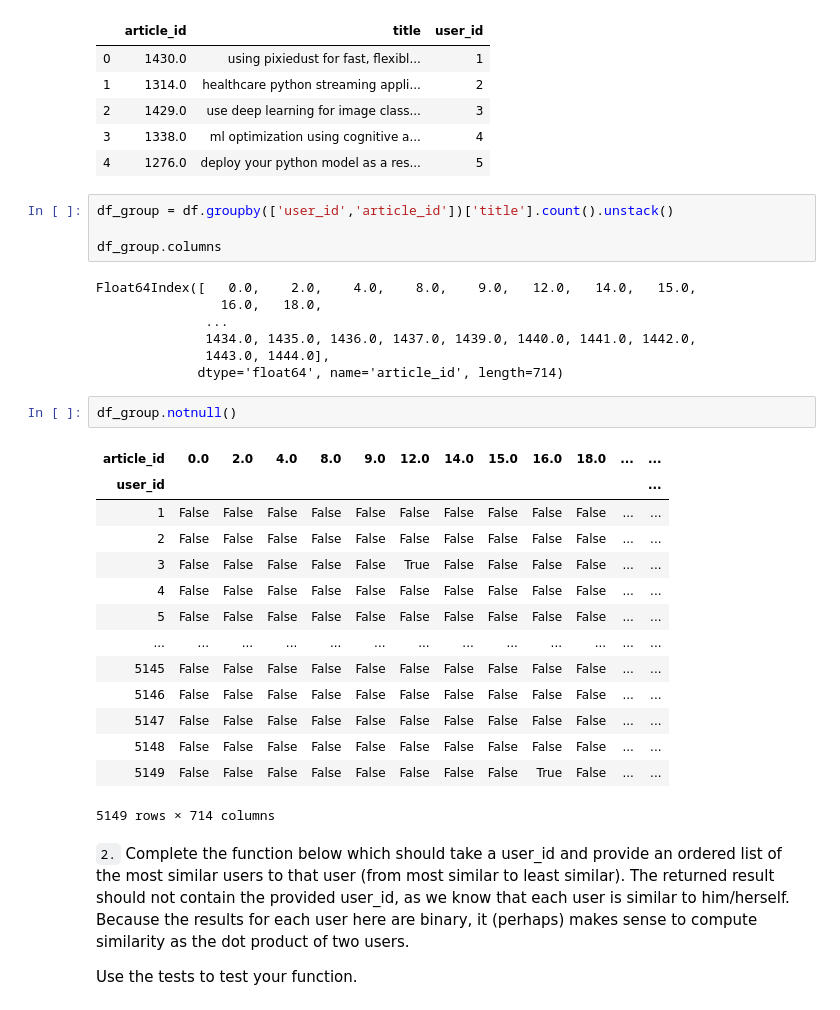
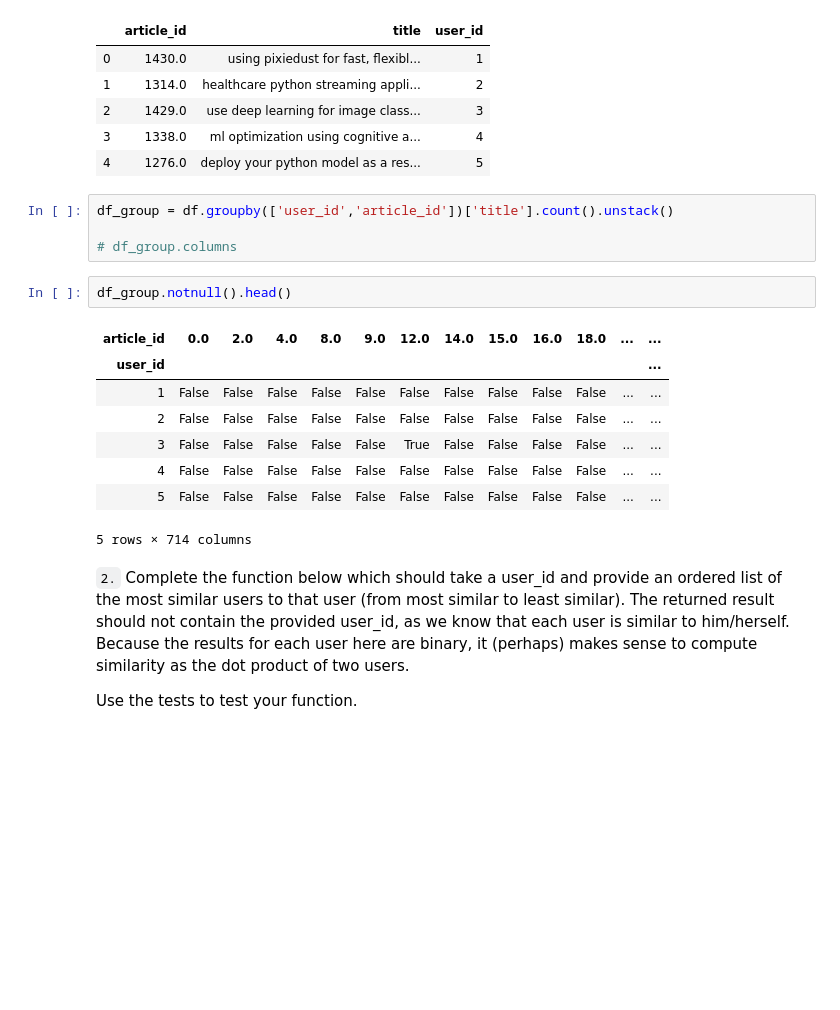
Before and after one commit to gj0706/recommendations_with_IBM, a Jupyter notebook: Recommendations_with_IBM.ipynb, the cells around one changed output. Drawn from its saved outputs; the diff is of its cells as text; blank space fills up the shorter version.

```diff
--- a/Recommendations_with_IBM.ipynb
+++ b/Recommendations_with_IBM.ipynb
@@ -360,31 +373,18 @@ df.head()
 # %%
 df_group = df.groupby(['user_id','article_id'])['title'].count().unstack()
 
-df_group.columns
+# df_group.columns
-# %% [output]
-Float64Index([   0.0,    2.0,    4.0,    8.0,    9.0,   12.0,   14.0,   15.0,
-                16.0,   18.0,
-              ...
-              1434.0, 1435.0, 1436.0, 1437.0, 1439.0, 1440.0, 1441.0, 1442.0,
-              1443.0, 1444.0],
-             dtype='float64', name='article_id', length=714)
 # %%
-df_group.notnull()
+df_group.notnull().head()
 # %% [output]
 | article_id | 0.0 | 2.0 | 4.0 | 8.0 | 9.0 | 12.0 | 14.0 | 15.0 | 16.0 | 18.0 | ... | ... |
 | user_id |  |  |  |  |  |  |  |  |  |  |  | ... |
 | 1 | False | False | False | False | False | False | False | False | False | False | ... | ... |
 | 2 | False | False | False | False | False | False | False | False | False | False | ... | ... |
 | 3 | False | False | False | False | False | True | False | False | False | False | ... | ... |
 | 4 | False | False | False | False | False | False | False | False | False | False | ... | ... |
 | 5 | False | False | False | False | False | False | False | False | False | False | ... | ... |
-| ... | ... | ... | ... | ... | ... | ... | ... | ... | ... | ... | ... | ... |
-| 5145 | False | False | False | False | False | False | False | False | False | False | ... | ... |
-| 5146 | False | False | False | False | False | False | False | False | False | False | ... | ... |
-| 5147 | False | False | False | False | False | False | False | False | False | False | ... | ... |
-| 5148 | False | False | False | False | False | False | False | False | False | False | ... | ... |
-| 5149 | False | False | False | False | False | False | False | False | True | False | ... | ... |
-5149 rows × 714 columns
+5 rows × 714 columns
 # %% [markdown]
 `2.` Complete the function below which should take a user_id and provide an ordered list of the most similar users to that user (from most similar to least similar).  The returned result should not contain the provided user_id, as we know that each user is similar to him/herself. Because the results for each user here are binary, it (perhaps) makes sense to compute similarity as the dot product of two users.
 
```
Also changed, not shown: parts of 26 cells of this notebook.
